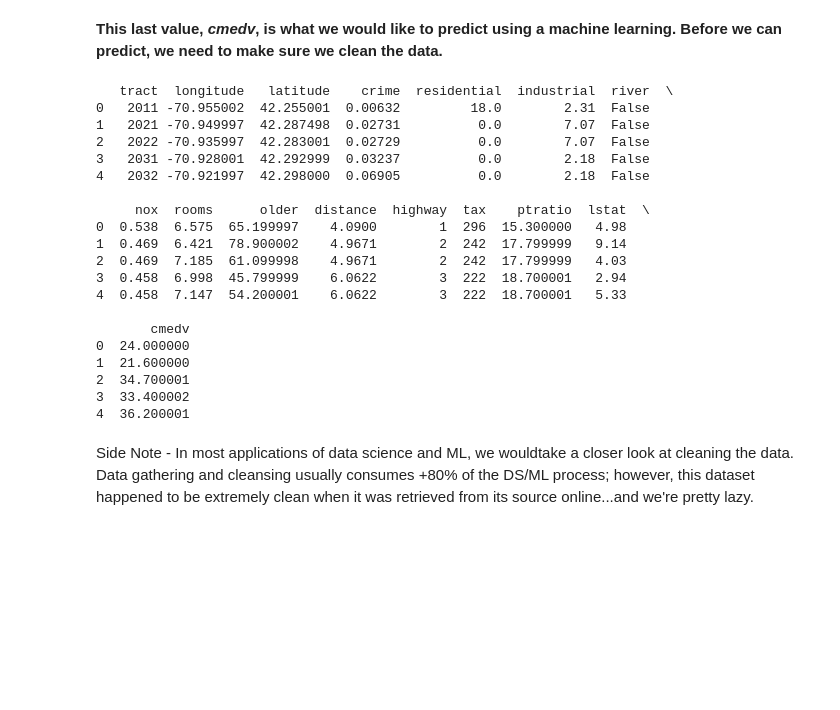
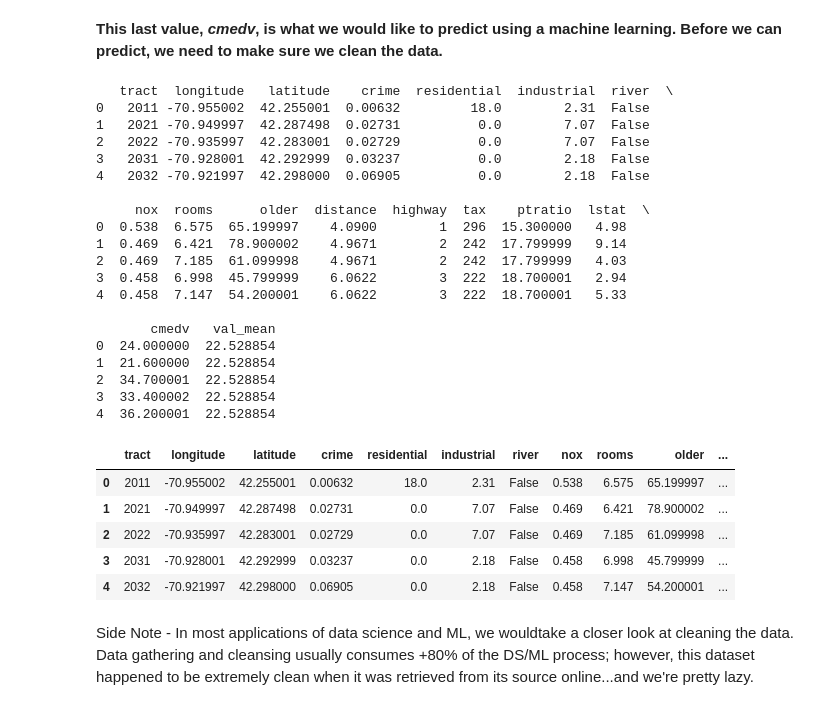
Before and after one commit to tmsharp/random_forest, a Jupyter notebook: Predicting Boston Housing Prices using Random Forest.ipynb, the cells around one changed output. Drawn from its saved outputs; the diff is of its cells as text; code cells hidden in the pictures; blank space fills up the shorter version.

```diff
--- a/Predicting Boston Housing Prices using Random Forest.ipynb
+++ b/Predicting Boston Housing Prices using Random Forest.ipynb
@@ -143,6 +143,7 @@ data.fillna(0)
 data['river'].replace('no', False, inplace = True)
 data['river'].replace('yes', True, inplace = True)
 data.drop(['town'], axis = 1, inplace = True)
+data['val_mean'] = data['cmedv'].mean()
 
 #print(data)
 print(data.head(5))
@@ -161,12 +162,21 @@ print(data.head(5))
 3  0.458  6.998  45.799999    6.0622        3  222  18.700001   2.94
 4  0.458  7.147  54.200001    6.0622        3  222  18.700001   5.33
 
-       cmedv
-0  24.000000
-1  21.600000
-2  34.700001
-3  33.400002
-4  36.200001
+       cmedv   val_mean
+0  24.000000  22.528854
+1  21.600000  22.528854
+2  34.700001  22.528854
+3  33.400002  22.528854
+4  36.200001  22.528854
+# %%
+data.head()
+# %% [output]
+|  | tract | longitude | latitude | crime | residential | industrial | river | nox | rooms | older | ... |
+| 0 | 2011 | -70.955002 | 42.255001 | 0.00632 | 18.0 | 2.31 | False | 0.538 | 6.575 | 65.199997 | ... |
+| 1 | 2021 | -70.949997 | 42.287498 | 0.02731 | 0.0 | 7.07 | False | 0.469 | 6.421 | 78.900002 | ... |
+| 2 | 2022 | -70.935997 | 42.283001 | 0.02729 | 0.0 | 7.07 | False | 0.469 | 7.185 | 61.099998 | ... |
+| 3 | 2031 | -70.928001 | 42.292999 | 0.03237 | 0.0 | 2.18 | False | 0.458 | 6.998 | 45.799999 | ... |
+| 4 | 2032 | -70.921997 | 42.298000 | 0.06905 | 0.0 | 2.18 | False | 0.458 | 7.147 | 54.200001 | ... |
 # %% [markdown]
 Side Note - In most applications of data science and ML, we wouldtake a closer look at cleaning the data.
 Data gathering and cleansing usually consumes +80% of the DS/ML process; however, this dataset happened to be extremely clean when it was retrieved from its source online...and we're pretty lazy.
```
Also changed, not shown: parts of 21 cells of this notebook.
